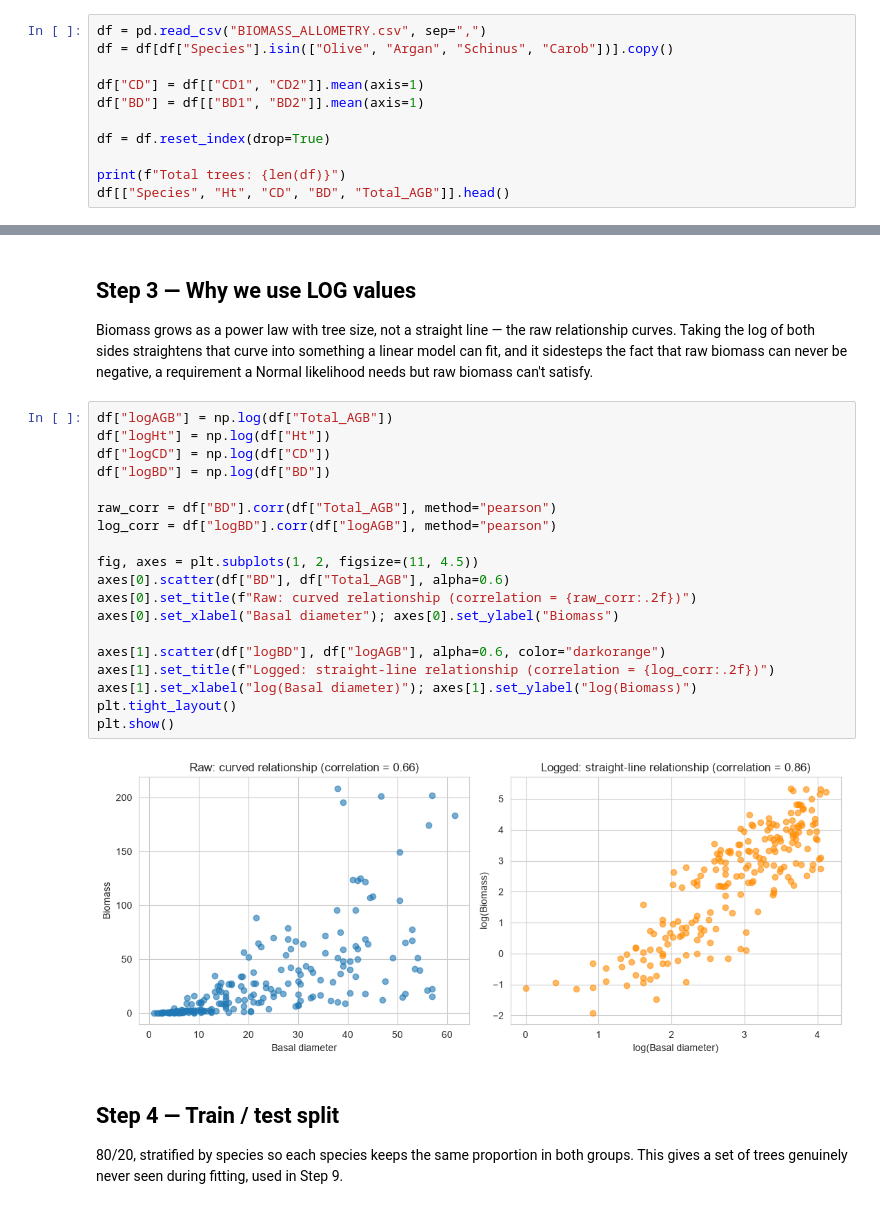
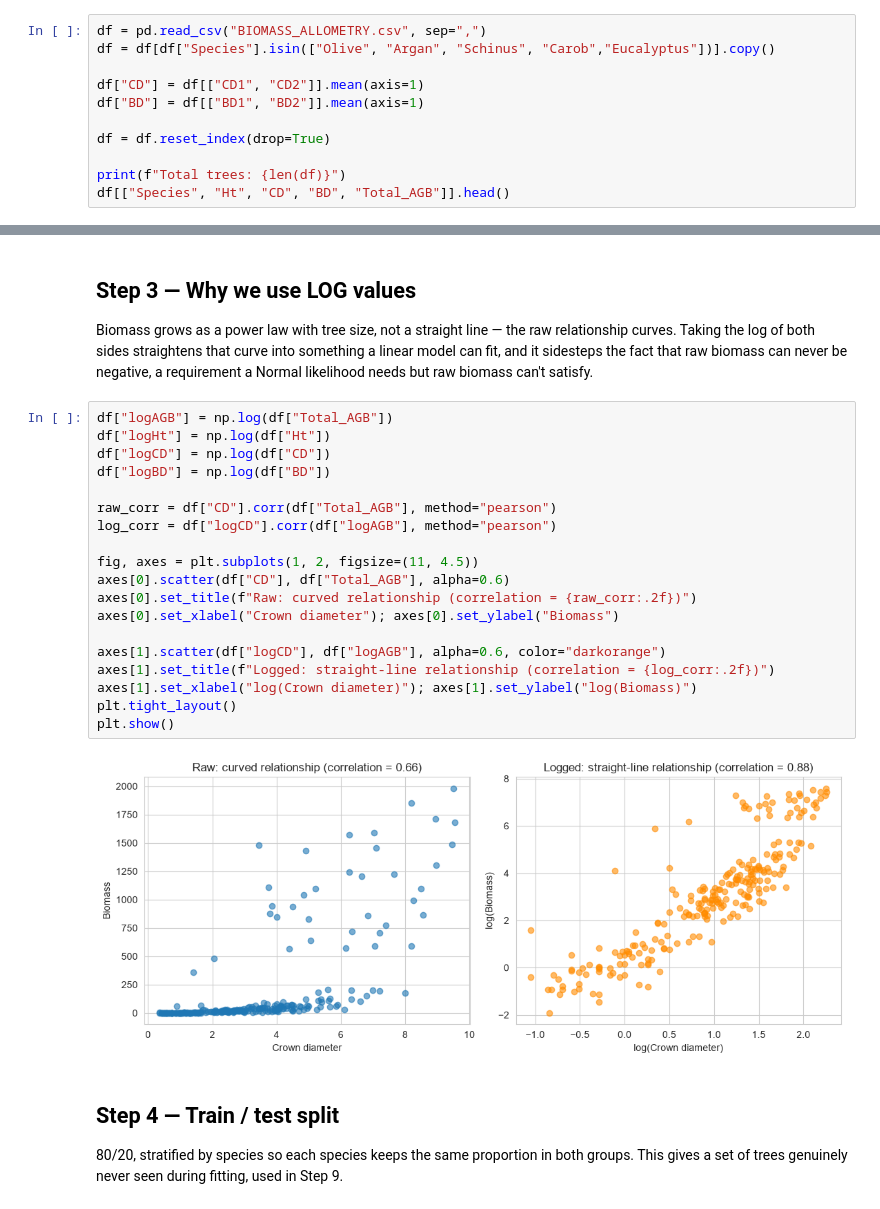
Before and after one commit to nabil-elkhatri/BRAMBLE-biomass-model, a Jupyter notebook: BRAMBLE_final.ipynb, the cells around one changed output, grey strips where cells are left out. Drawn from its saved outputs; the diff is of its cells as text.

Commit message:
Final cleanup: fix coverage selection, size grouping, and report text for 5-species Ht+CD+BD model

```diff
--- a/BRAMBLE_final.ipynb
+++ b/BRAMBLE_final.ipynb
@@ -34,7 +39,7 @@ sns.set_style("whitegrid")   # sets a clean default look for all plots
 ## Step 2 — Load and clean the data
 # %%
 df = pd.read_csv("BIOMASS_ALLOMETRY.csv", sep=",")
-df = df[df["Species"].isin(["Olive", "Argan", "Schinus", "Carob"])].copy()
+df = df[df["Species"].isin(["Olive", "Argan", "Schinus", "Carob","Eucalyptus"])].copy()
 
 df["CD"] = df[["CD1", "CD2"]].mean(axis=1)
 df["BD"] = df[["BD1", "BD2"]].mean(axis=1)
@@ -58,24 +63,24 @@ Biomass grows as a power law with tree size, not a straight line — the raw rel
 # %%
 df["logAGB"] = np.log(df["Total_AGB"])
 df["logHt"] = np.log(df["Ht"])
 df["logCD"] = np.log(df["CD"])
 df["logBD"] = np.log(df["BD"])
 
-raw_corr = df["BD"].corr(df["Total_AGB"], method="pearson")
-log_corr = df["logBD"].corr(df["logAGB"], method="pearson")
+raw_corr = df["CD"].corr(df["Total_AGB"], method="pearson")
+log_corr = df["logCD"].corr(df["logAGB"], method="pearson")
 
 fig, axes = plt.subplots(1, 2, figsize=(11, 4.5))
-axes[0].scatter(df["BD"], df["Total_AGB"], alpha=0.6)
+axes[0].scatter(df["CD"], df["Total_AGB"], alpha=0.6)
 axes[0].set_title(f"Raw: curved relationship (correlation = {raw_corr:.2f})")
-axes[0].set_xlabel("Basal diameter"); axes[0].set_ylabel("Biomass")
+axes[0].set_xlabel("Crown diameter"); axes[0].set_ylabel("Biomass")
 
-axes[1].scatter(df["logBD"], df["logAGB"], alpha=0.6, color="darkorange")
+axes[1].scatter(df["logCD"], df["logAGB"], alpha=0.6, color="darkorange")
 axes[1].set_title(f"Logged: straight-line relationship (correlation = {log_corr:.2f})")
-axes[1].set_xlabel("log(Basal diameter)"); axes[1].set_ylabel("log(Biomass)")
+axes[1].set_xlabel("log(Crown diameter)"); axes[1].set_ylabel("log(Biomass)")
 plt.tight_layout()
 plt.show()
 # %% [output]
-[figure, old version]
+[figure, new version]
 # %% [markdown]
 ## Step 4 — Train / test split
 
```
Also changed, not shown: parts of 27 cells of this notebook.
